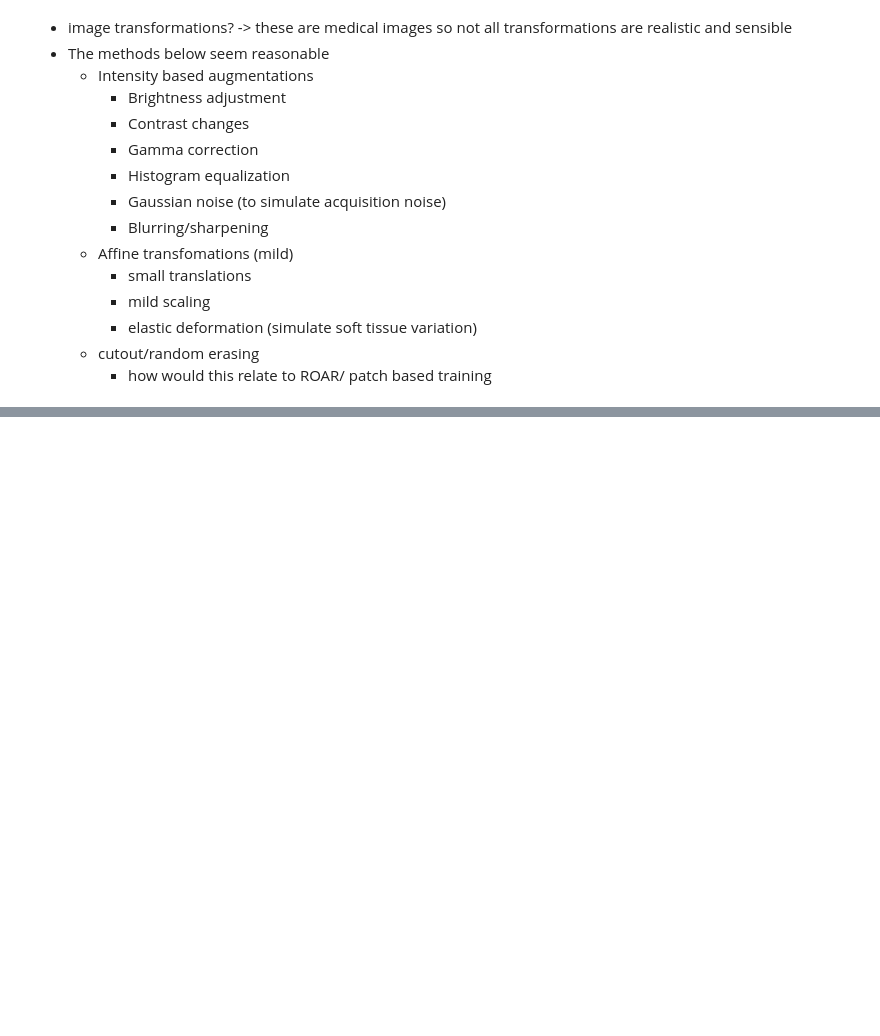
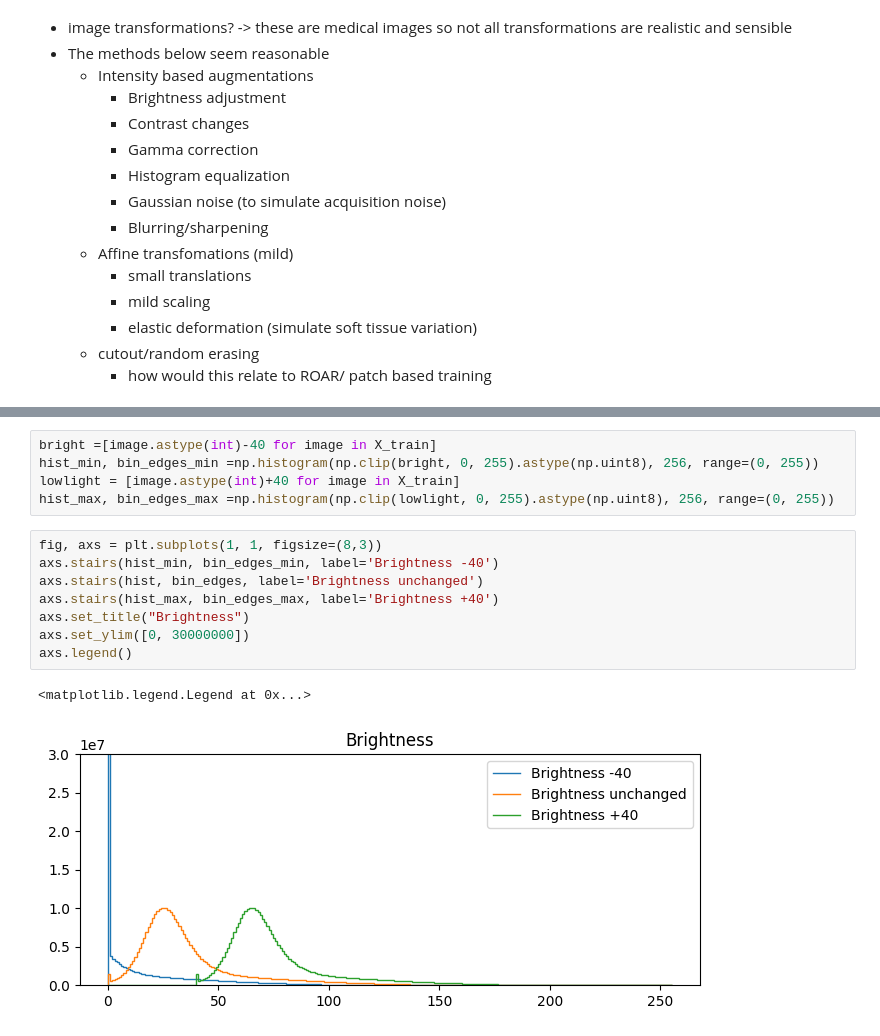
Before and after one commit to brombeersoufflee/master-thesis, a Jupyter notebook: data_exploration.ipynb, the cells around one changed output, grey strips where cells are left out. Saved outputs shown, nothing was run; the diff lists cells and outputs as text; blank space fills up the shorter version.

```diff
--- a/data_exploration.ipynb
+++ b/data_exploration.ipynb
@@ -160,0 +190,16 @@ np.uint8(0)
+# %%
+bright =[image.astype(int)-40 for image in X_train]
+hist_min, bin_edges_min =np.histogram(np.clip(bright, 0, 255).astype(np.uint8), 256, range=(0, 255))
+lowlight = [image.astype(int)+40 for image in X_train]
+hist_max, bin_edges_max =np.histogram(np.clip(lowlight, 0, 255).astype(np.uint8), 256, range=(0, 255))
+# %%
+fig, axs = plt.subplots(1, 1, figsize=(8,3))
+axs.stairs(hist_min, bin_edges_min, label='Brightness -40')
+axs.stairs(hist, bin_edges, label='Brightness unchanged')
+axs.stairs(hist_max, bin_edges_max, label='Brightness +40')
+axs.set_title("Brightness")
+axs.set_ylim([0, 30000000])
+axs.legend()
+# %% [output]
+<matplotlib.legend.Legend at 0x...>
+[figure, added]
```
Also changed, not shown: parts of 11 cells of this notebook, 1 other file.
